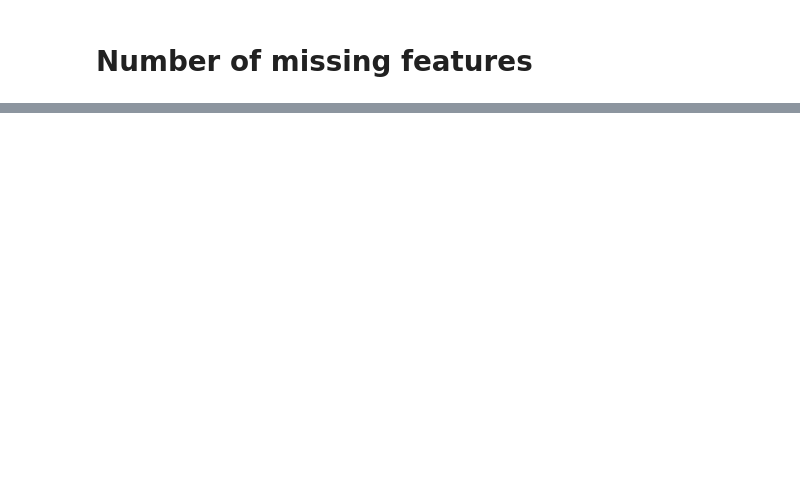
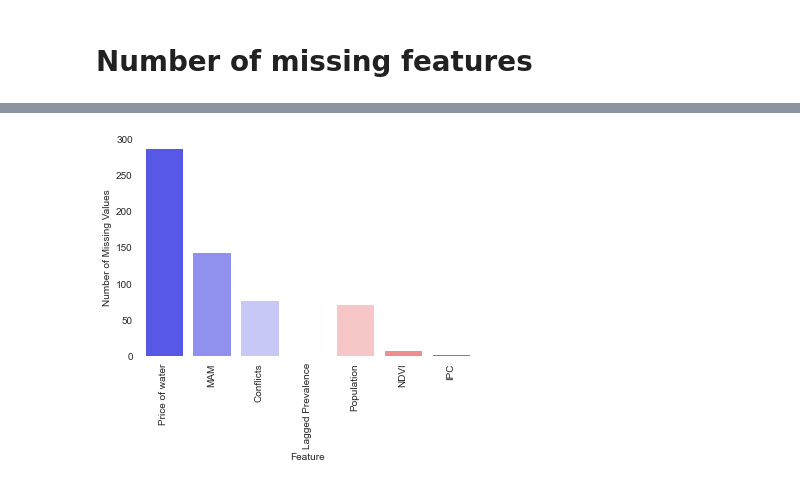
Before and after one commit to LeanderHuyghe/Wasting_Prediction, a Jupyter notebook: Imputation Visualisation.ipynb, the cells around one changed output, grey strips where cells are left out. Saved outputs shown, nothing was run; the diff lists cells and outputs as text; code cells hidden in the pictures; blank space fills up the shorter version.

```diff
--- a/Imputation Visualisation.ipynb
+++ b/Imputation Visualisation.ipynb
@@ -183,0 +217,9 @@ plt.savefig('Images/missing.png',dpi=300, bbox_inches='tight')
+# %%
+m = missing.drop([3,4,5],axis=0)
+ax = sns.barplot(m, x="Feature", y="Number of Missing Values",palette="bwr");
+ax.grid(False)
+ax.spines['left'].set_visible(True)
+plt.box(False)
+plt.xticks(rotation=90);
+# %% [output]
+[figure, added]
```
Also changed, not shown: parts of 13 cells of this notebook, 5 other files.
